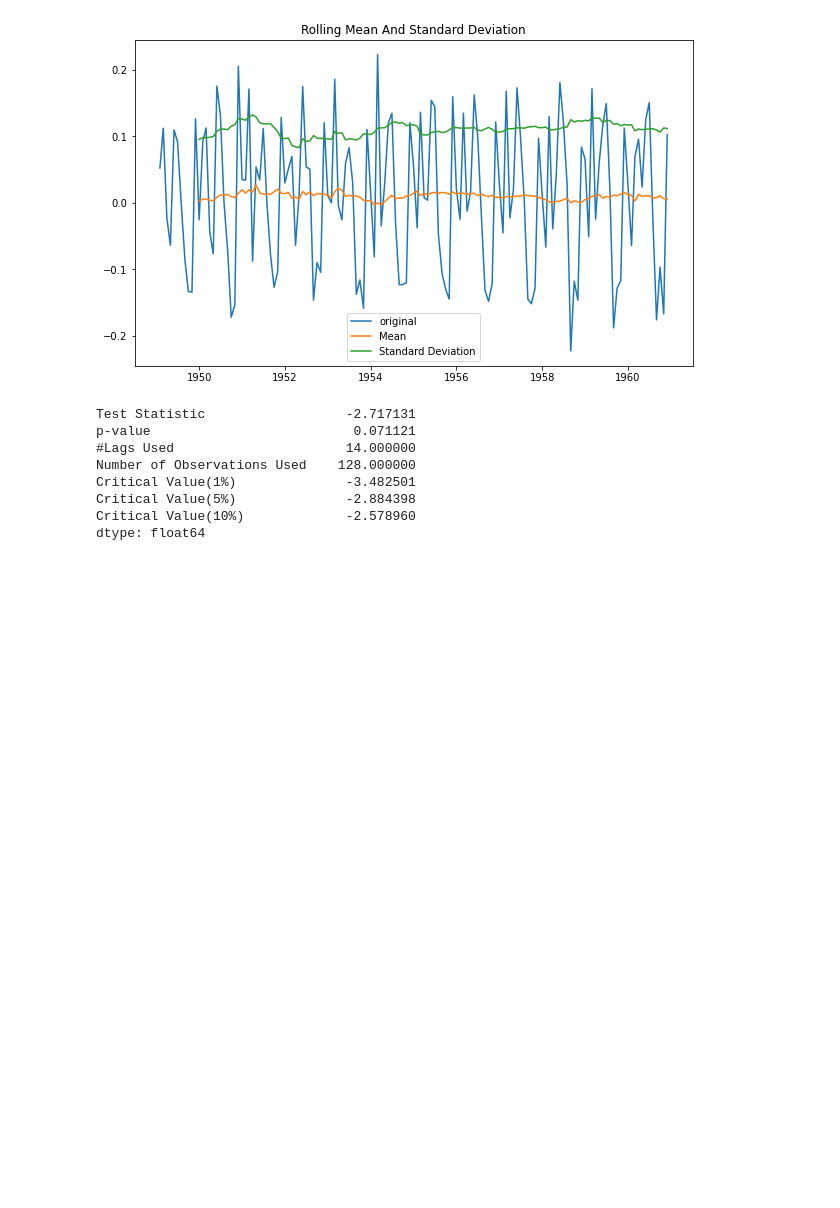
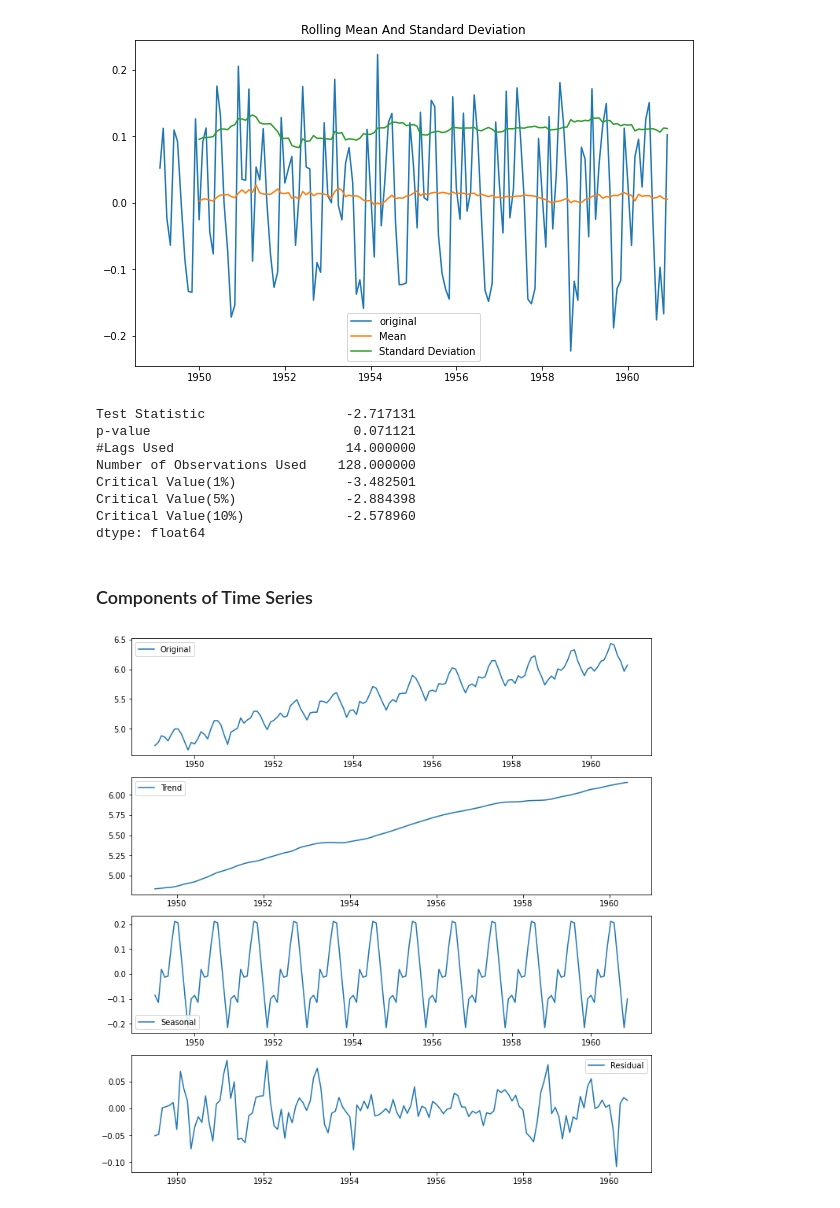
Before and after one commit to JayantGoel001/Time-Series, a Jupyter notebook: time series Air passengers.ipynb, the cells around one changed output. Cells and saved outputs as stored; diff of their text form; code cells hidden in the pictures; blank space fills up the shorter version.

```diff
--- a/time series Air passengers.ipynb
+++ b/time series Air passengers.ipynb
@@ -268,3 +269,29 @@ Critical Value(1%)              -3.482501
 Critical Value(5%)              -2.884398
 Critical Value(10%)             -2.578960
 dtype: float64
+# %% [markdown]
+### Components of Time Series
+# %%
+decomposition = seasonal_decompose(indexedDataSet_log)
+
+trend = decomposition.trend
+seasonal = decomposition.seasonal
+residual = decomposition.resid
+
+plt.figure(figsize=(10,10))
+plt.subplot(411)
+plt.plot(indexedDataSet_log,label='Original')
+plt.legend()
+plt.subplot(412)
+plt.plot(trend,label='Trend')
+plt.legend()
+plt.subplot(413)
+plt.plot(seasonal,label='Seasonal')
+plt.legend()
+plt.subplot(414)
+plt.plot(residual,label='Residual')
+plt.legend()
+plt.tight_layout()
+plt.show()
+# %% [output]
+[figure, added]
```
Also changed, not shown: parts of 3 cells of this notebook.
